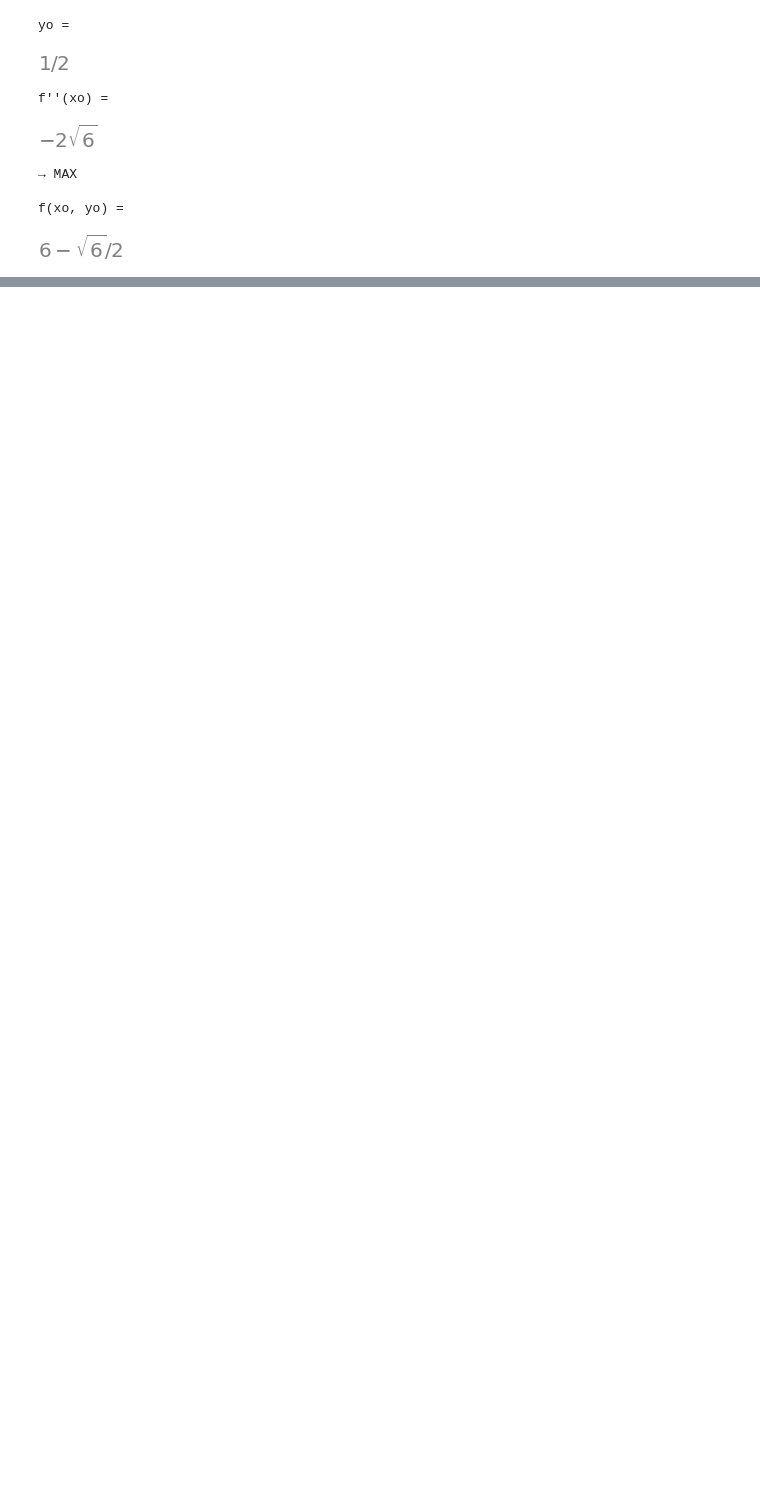
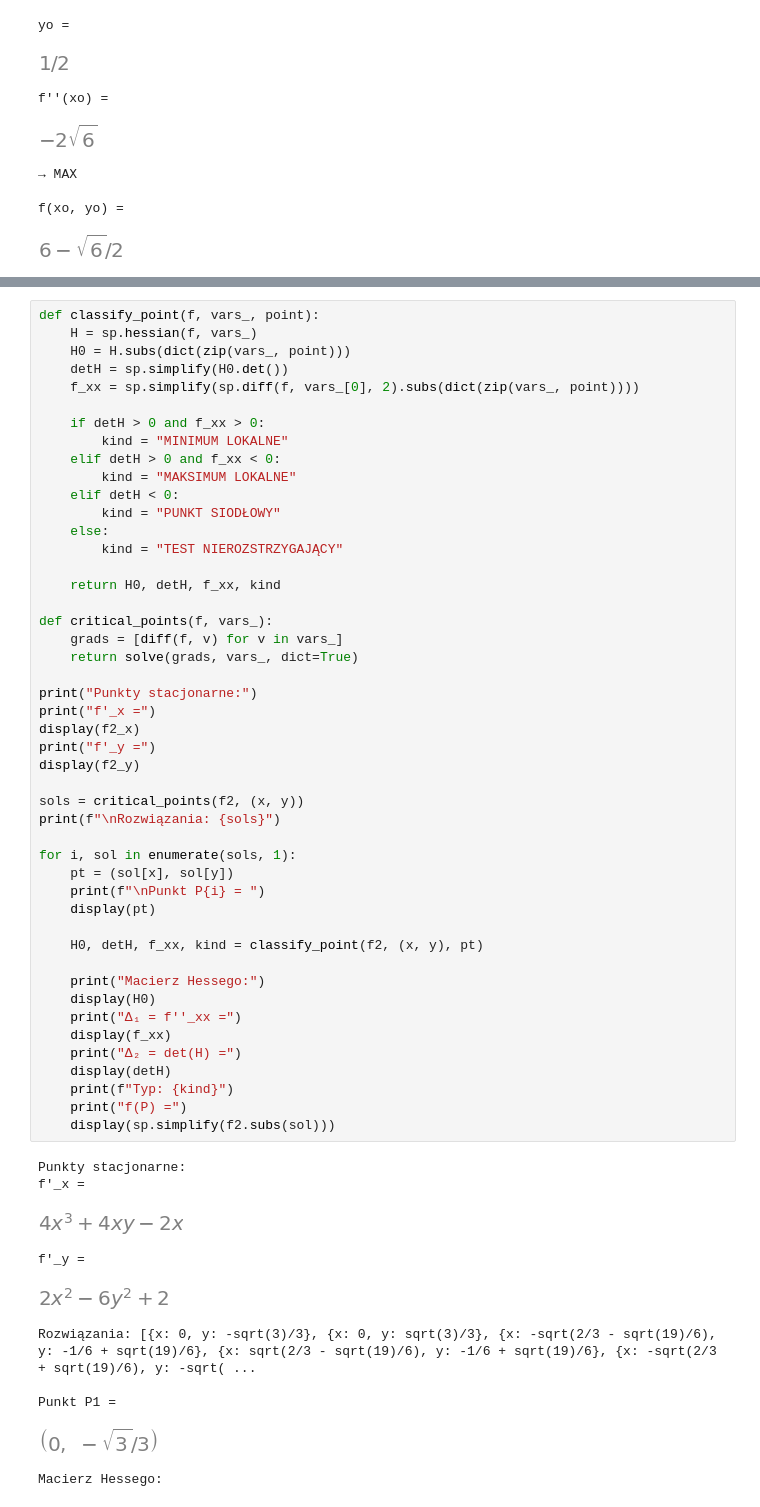
Before and after one commit to Tomaszlek/Obliczenia_Naukowe_2026, a Jupyter notebook: Lista 4/Lista4.ipynb, the cells around one changed output, grey strips where cells are left out. Cells and saved outputs as stored; diff of their text form; blank space fills up the shorter version.

```diff
--- a/Lista 4/Lista4.ipynb
+++ b/Lista 4/Lista4.ipynb
@@ -187,0 +236,58 @@ f(xo, yo) =
+# %%
+def classify_point(f, vars_, point):
+    H = sp.hessian(f, vars_)
+    H0 = H.subs(dict(zip(vars_, point)))
+    detH = sp.simplify(H0.det())
+    f_xx = sp.simplify(sp.diff(f, vars_[0], 2).subs(dict(zip(vars_, point))))
+
+    if detH > 0 and f_xx > 0:
+        kind = "MINIMUM LOKALNE"
+    elif detH > 0 and f_xx < 0:
+        kind = "MAKSIMUM LOKALNE"
+    elif detH < 0:
+        kind = "PUNKT SIODŁOWY"
+    else:
+        kind = "TEST NIEROZSTRZYGAJĄCY"
+
+    return H0, detH, f_xx, kind
+
+def critical_points(f, vars_):
+    grads = [diff(f, v) for v in vars_]
+    return solve(grads, vars_, dict=True)
+
+print("Punkty stacjonarne:")
+print("f'_x =")
+display(f2_x)
+print("f'_y =")
+display(f2_y)
+
+sols = critical_points(f2, (x, y))
+print(f"\nRozwiązania: {sols}")
+
+for i, sol in enumerate(sols, 1):
+    pt = (sol[x], sol[y])
+    print(f"\nPunkt P{i} = ")
+    display(pt)
+
+    H0, detH, f_xx, kind = classify_point(f2, (x, y), pt)
+
+    print("Macierz Hessego:")
+    display(H0)
+    print("Δ₁ = f''_xx =")
+    display(f_xx)
+    print("Δ₂ = det(H) =")
+    display(detH)
+    print(f"Typ: {kind}")
+    print("f(P) =")
+    display(sp.simplify(f2.subs(sol)))
+# %% [output]
+Punkty stacjonarne:
+f'_x =
+[figure, added]
+f'_y =
+[figure, added]
+Rozwiązania: [{x: 0, y: -sqrt(3)/3}, {x: 0, y: sqrt(3)/3}, {x: -sqrt(2/3 - sqrt(19)/6), y: -1/6 + sqrt(19)/6}, {x: sqrt(2/3 - sqrt(19)/6), y: -1/6 + sqrt(19)/6}, {x: -sqrt(2/3 + sqrt(19)/6), y: -sqrt( ...
+
+Punkt P1 =
+[figure, added]
+Macierz Hessego:
```
Also changed, not shown: parts of 4 cells of this notebook.
